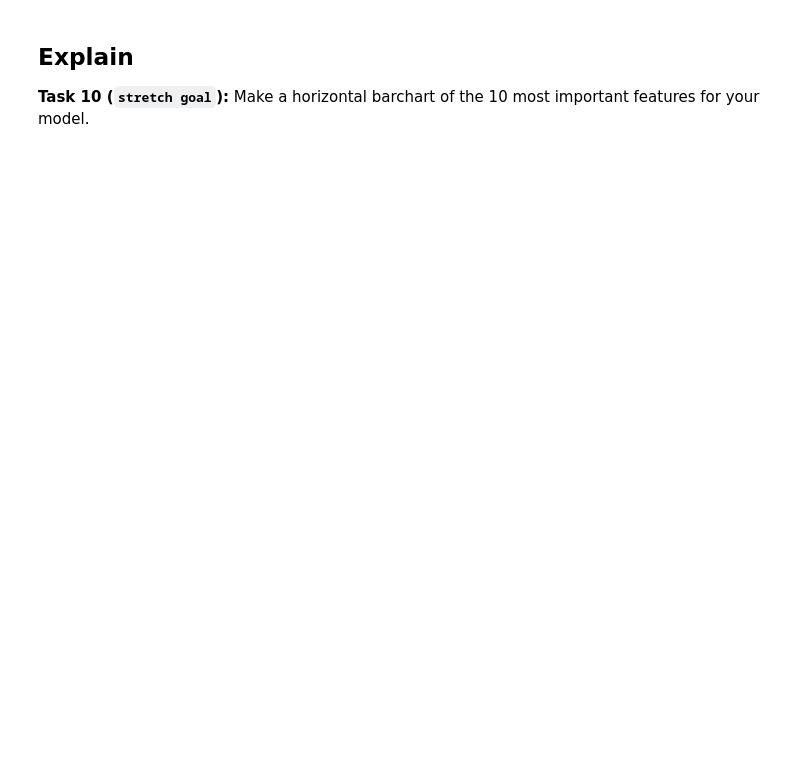
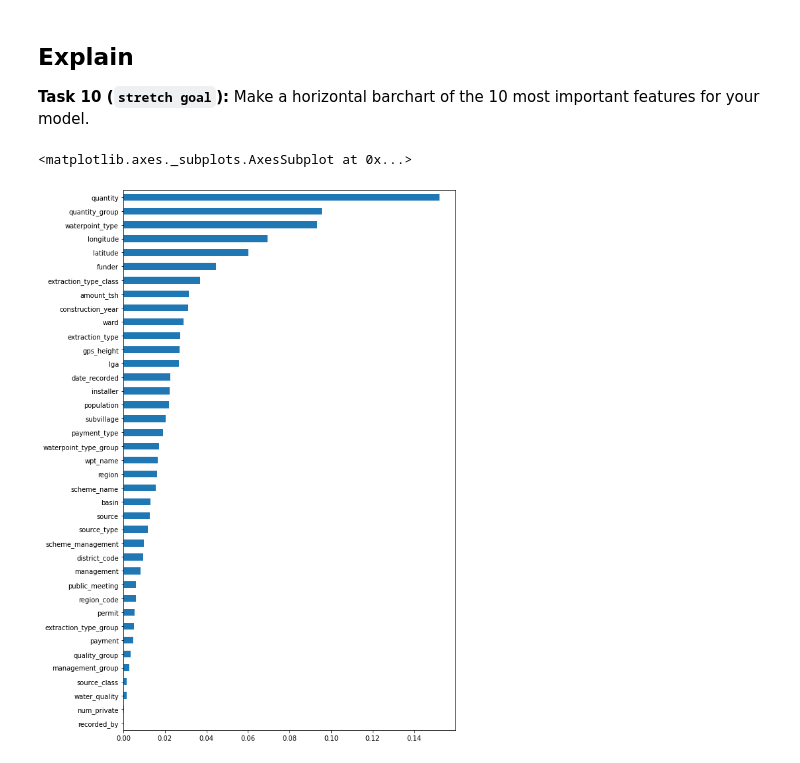
Before and after one commit to mariokart345/DS-Unit-2-Kaggle-Challenge, a Jupyter notebook: module1-decision-trees/DS-module-project-221.ipynb, the cells around one changed output. Saved outputs shown, nothing was run; the diff lists cells and outputs as text; code cells hidden in the pictures; blank space fills up the shorter version.

```diff
--- a/module1-decision-trees/DS-module-project-221.ipynb
+++ b/module1-decision-trees/DS-module-project-221.ipynb
@@ -104,10 +125,7 @@ from category_encoders import OrdinalEncoder
 from sklearn.impute import SimpleImputer
 from sklearn.pipeline import make_pipeline
 from sklearn.tree import DecisionTreeClassifier
-
-# YOUR CODE HERE
-raise NotImplementedError()
-
+model = make_pipeline(OrdinalEncoder(),SimpleImputer(strategy='mean'),DecisionTreeClassifier(max_depth=13,random_state=49))
 model.fit(X_train, y_train);
 # %% [markdown]
 **Test 6**
@@ -168,0 +206,10 @@ raise NotImplementedError()
+# %%
+import matplotlib.pyplot as plt
+modelT = model.named_steps['decisiontreeclassifier']
+encoded_columns = model.named_steps['ordinalencoder'].transform(X_val).columns
+importances = pd.Series(modelT.feature_importances_,encoded_columns)
+plt.figure(figsize=(9,15))
+importances.sort_values().plot.barh()
+# %% [output]
+<matplotlib.axes._subplots.AxesSubplot at 0x...>
+[figure, added]
```
Also changed, not shown: parts of 10 cells of this notebook.
